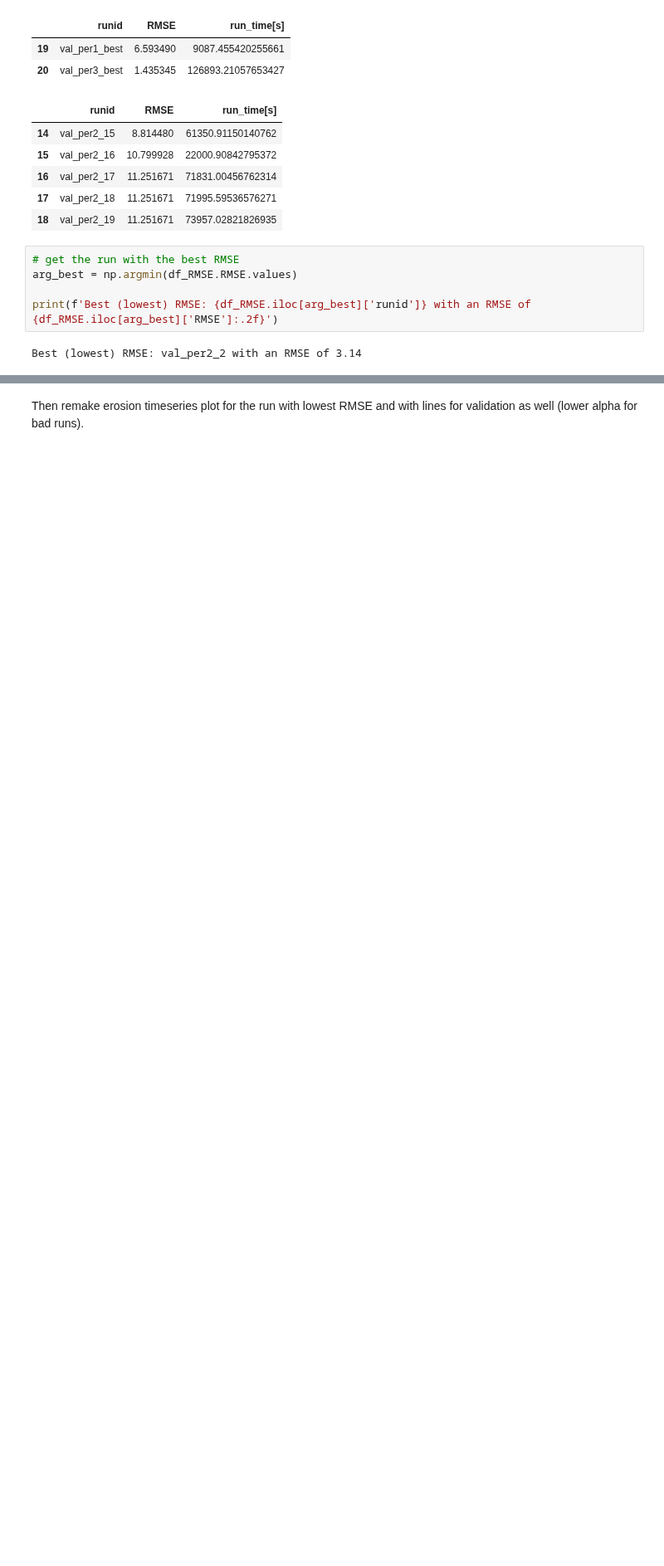
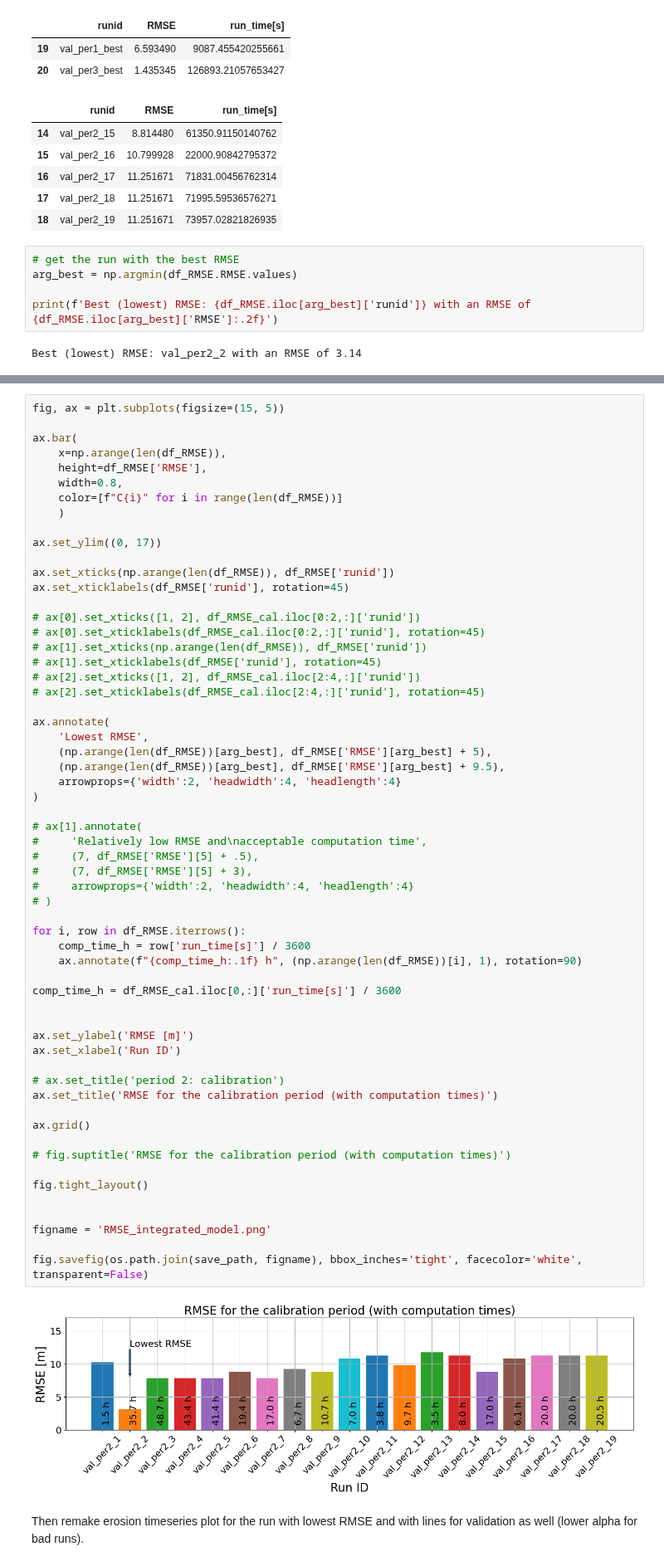
Before and after one commit to khdebruijn/thermo-morphological-model, a Jupyter notebook: results/view_erosion.ipynb, the cells around one changed output, grey strips where cells are left out. Shown at 83% size. Cells and saved outputs as stored; diff of their text form; blank space fills up the shorter version.

```diff
--- a/results/view_erosion.ipynb
+++ b/results/view_erosion.ipynb
@@ -506,3 +504,64 @@ fig.savefig(os.path.join(save_path, figname), bbox_inches='tight', facecolor='wh
+# %%
+fig, ax = plt.subplots(figsize=(15, 5))
+
+ax.bar(
+    x=np.arange(len(df_RMSE)),
+    height=df_RMSE['RMSE'],
+    width=0.8,
+    color=[f"C{i}" for i in range(len(df_RMSE))]
+    )
+
+ax.set_ylim((0, 17))
+
+ax.set_xticks(np.arange(len(df_RMSE)), df_RMSE['runid'])
+ax.set_xticklabels(df_RMSE['runid'], rotation=45)
+
+# ax[0].set_xticks([1, 2], df_RMSE_cal.iloc[0:2,:]['runid'])
+# ax[0].set_xticklabels(df_RMSE_cal.iloc[0:2,:]['runid'], rotation=45)
+# ax[1].set_xticks(np.arange(len(df_RMSE)), df_RMSE['runid'])
+# ax[1].set_xticklabels(df_RMSE['runid'], rotation=45)
+# ax[2].set_xticks([1, 2], df_RMSE_cal.iloc[2:4,:]['runid'])
+# ax[2].set_xticklabels(df_RMSE_cal.iloc[2:4,:]['runid'], rotation=45)
+
+ax.annotate(
+    'Lowest RMSE',
+    (np.arange(len(df_RMSE))[arg_best], df_RMSE['RMSE'][arg_best] + 5),
+    (np.arange(len(df_RMSE))[arg_best], df_RMSE['RMSE'][arg_best] + 9.5),
+    arrowprops={'width':2, 'headwidth':4, 'headlength':4}
+)
+
+# ax[1].annotate(
+#     'Relatively low RMSE and\nacceptable computation time',
+#     (7, df_RMSE['RMSE'][5] + .5),
+#     (7, df_RMSE['RMSE'][5] + 3),
+#     arrowprops={'width':2, 'headwidth':4, 'headlength':4}
+# )
+
+for i, row in df_RMSE.iterrows():
+    comp_time_h = row['run_time[s]'] / 3600
+    ax.annotate(f"{comp_time_h:.1f} h", (np.arange(len(df_RMSE))[i], 1), rotation=90)
+
+comp_time_h = df_RMSE_cal.iloc[0,:]['run_time[s]'] / 3600
+
+
+ax.set_ylabel('RMSE [m]')
+ax.set_xlabel('Run ID')
+
+# ax.set_title('period 2: calibration')
+ax.set_title('RMSE for the calibration period (with computation times)')
+
+ax.grid()
+
+# fig.suptitle('RMSE for the calibration period (with computation times)')
+
+fig.tight_layout()
+
+
+figname = 'RMSE_integrated_model.png'
+
+fig.savefig(os.path.join(save_path, figname), bbox_inches='tight', facecolor='white', transparent=False)
+# %% [output]
+[figure, added]
 # %% [markdown]
 Then remake erosion timeseries plot for the run with lowest RMSE and with lines for validation as well (lower alpha for bad runs).
 # %%
```
Also changed, not shown: parts of 5 cells of this notebook, 3 other files.
